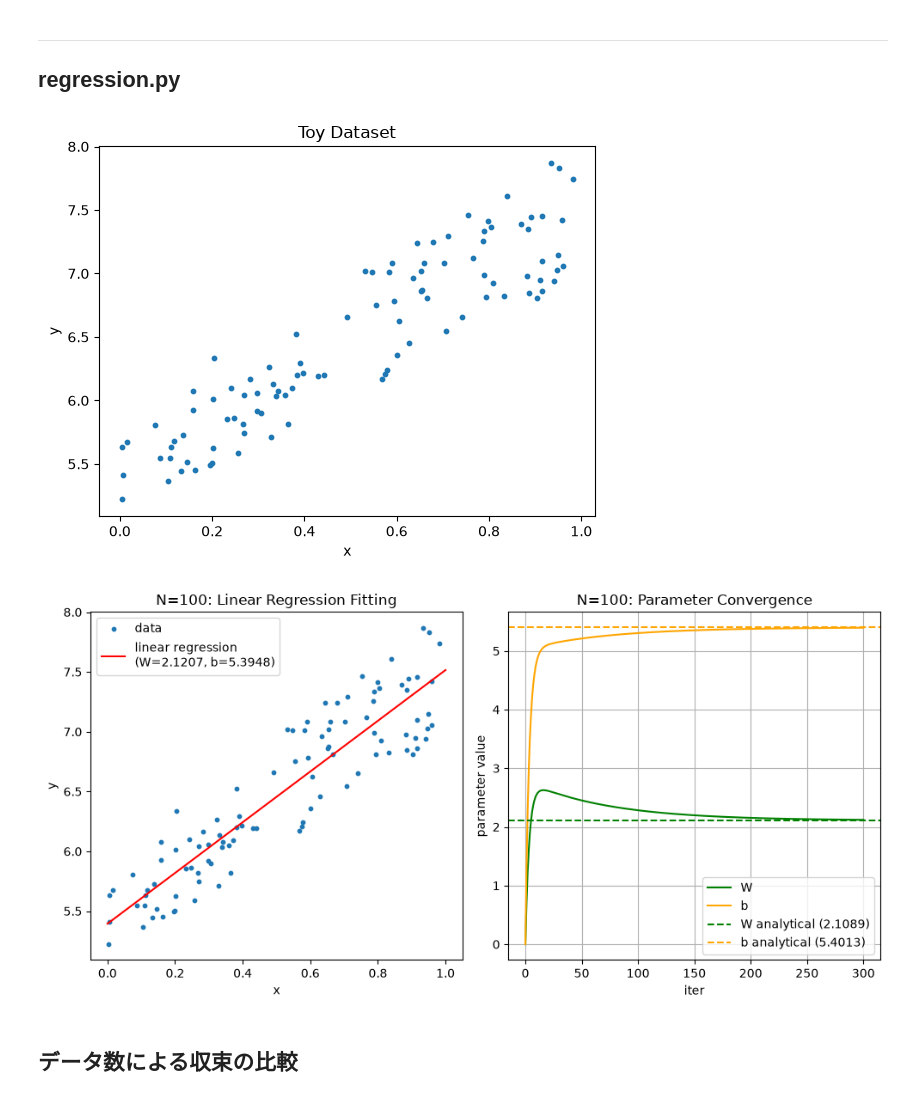
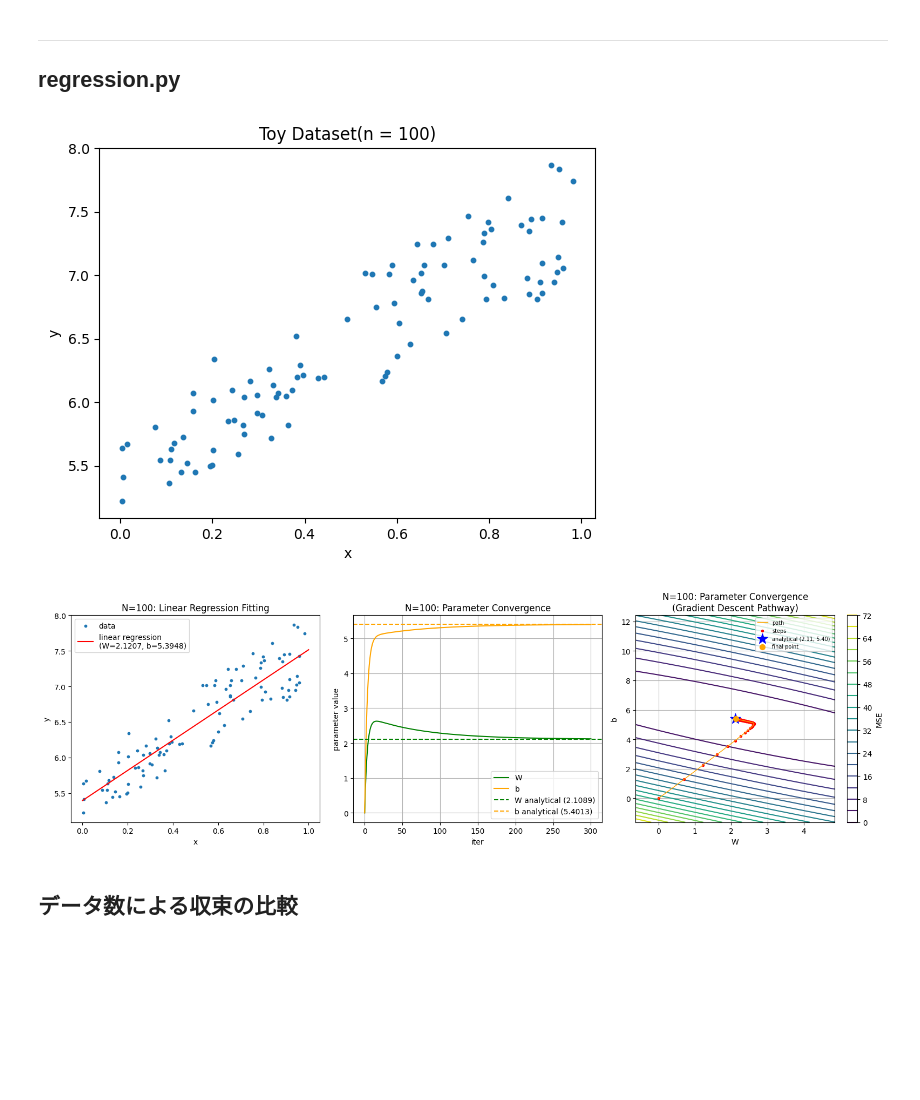
Before and after one commit to kyoropppp/2606_zero5, a Jupyter notebook: deep-learning-from-scratch-5/notebooks/06_pytorch.ipynb, the cells around one changed output. Cells and saved outputs as stored; diff of their text form; code cells hidden in the pictures; blank space fills up the shorter version.

Commit message:
nb06: add W-b loss pathway

```diff
--- a/deep-learning-from-scratch-5/notebooks/06_pytorch.ipynb
+++ b/deep-learning-from-scratch-5/notebooks/06_pytorch.ipynb
@@ -328,10 +328,10 @@ y = 5 + 2 * x + torch.rand(n, 1)  # 一様分布から生成. y = 5 + 2 * x + ε
 plt.scatter(x.numpy(), y.numpy(), s=10)
 plt.xlabel('x')
 plt.ylabel('y')
-plt.title('Toy Dataset')
+plt.title(f'Toy Dataset(n = {n})')
 plt.show()
 # %% [output]
-[figure, old version]
+[figure, new version]
 # %%
 def predict(x, W, b):
     y = x @ W + b
@@ -366,7 +366,17 @@ def run_toy_gradient_descent(x, y, lr=0.1, iters=100, W_init=0.0, b_init=0.0):
 
     return W_history, b_history
 
-def display_toy_gradient_descent(ax1, ax2, x, y, W_hist, b_hist, W_an, b_an, N, iters, y_lim=None):
+def compute_loss_landscape(x, y, W_range, b_range):
+    """W-b平面上のMSE損失のグリッドを計算"""
+    loss_grid = np.zeros((len(b_range), len(W_range)))
+    for i, b_val in enumerate(b_range):
+        for j, W_val in enumerate(W_range):
+            y_hat = x.numpy() * W_val + b_val
+            diff = y.numpy() - y_hat
+            loss_grid[i, j] = np.sum(diff ** 2) / len(diff)
+    return loss_grid
+
+def display_toy_gradient_descent(ax1, ax2, ax3, x, y, W_hist, b_hist, W_an, b_an, N, iters, y_lim=None):
     W_final = W_hist[-1]
     b_final = b_hist[-1]
 
@@ -377,37 +387,59 @@ def display_toy_gradient_descent(ax1, ax2, x, y, W_hist, b_hist, W_an, b_an, N,
     ax1.plot(x_line, y_line, color='red')
     ax1.set_xlabel('x')
     ax1.set_ylabel('y')
     ax1.set_title(f'N={N}: Linear Regression Fitting')
     ax1.legend(['data', f'linear regression\n(W={W_final:.4f}, b={b_final:.4f})'])
 
-    # right: convergence to analytical solution
+    # center: convergence to analytical solution
     if y_lim is not None:
         ax2.set_ylim(y_lim)
     ax2.plot(range(iters + 1), W_hist, color='green', label='W')
     ax2.plot(range(iters + 1), b_hist, color='orange', label='b')
     ax2.axhline(W_an, color='green', linestyle='--', label=f'W analytical ({W_an:.4f})')
     ax2.axhline(b_an, color='orange', linestyle='--', label=f'b analytical ({b_an:.4f})')
     ax2.set_xlabel('iter')
     ax2.set_ylabel('parameter value')
     ax2.set_title(f'N={N}: Parameter Convergence')
     ax2.legend()
     ax2.grid()
 
+    # right: gradient descent pathway on W-b loss landscape
+    all_W = np.array(W_hist)
+    all_b = np.array(b_hist)
+    W_margin = max(abs(all_W.max() - W_an), abs(all_W.min() - W_an), 1.0) * 1.3
+    b_margin = max(abs(all_b.max() - b_an), abs(all_b.min() - b_an), 1.0) * 1.3
+    W_range = np.linspace(W_an - W_margin, W_an + W_margin, 150)
+    b_range = np.linspace(b_an - b_margin, b_an + b_margin, 150)
+    W_grid, b_grid = np.meshgrid(W_range, b_range)
+    loss_grid = compute_loss_landscape(x, y, W_range, b_range)
+
+    cnt = ax3.contour(W_grid, b_grid, loss_grid, levels=20, cmap='viridis', zorder=2)
+    plt.colorbar(cnt, ax=ax3, label='MSE')
+    ax3.plot(all_W, all_b, c='orange', linewidth=1, zorder=4, label='path')
+    ax3.scatter(all_W, all_b, c='red', s=8, zorder=3, label='steps')
+    ax3.scatter(W_an, b_an, marker='*', s=200, c='blue', zorder=5, label=f'analytical ({W_an:.2f}, {b_an:.2f})')
+    ax3.scatter(all_W[-1], all_b[-1], marker='o', s=50, c='orange', edgecolors='orange', zorder=5, label='final point')
+    ax3.set_xlabel('W')
+    ax3.set_ylabel('b')
+    ax3.set_title(f'N={N}: Parameter Convergence\n(Gradient Descent Pathway)')
+    ax3.legend(fontsize=7)
+    ax3.grid(zorder=0)
+
 lr = 0.1
 iters = 300
 
 W_history, b_history = run_toy_gradient_descent(x, y, lr=lr, iters=iters)
 
 import numpy as np
 coeffs = np.polyfit(x.detach().numpy().flatten(), y.detach().numpy().flatten(), 1)
 W_an, b_an = coeffs[0], coeffs[1]
 
-fig, (ax1, ax2) = plt.subplots(1, 2, figsize=(10, 5))
-display_toy_gradient_descent(ax1, ax2, x, y, W_history, b_history, W_an, b_an, len(x), iters)
+fig, (ax1, ax2, ax3) = plt.subplots(1, 3, figsize=(16, 5))
+display_toy_gradient_descent(ax1, ax2, ax3, x, y, W_history, b_history, W_an, b_an, len(x), iters)
 plt.tight_layout()
 plt.show()
 # %% [output]
-[figure, old version]
+[figure, new version]
 # %% [markdown]
 ## データ数による収束の比較
 # %%
```
Also changed, not shown: parts of 11 cells of this notebook.
